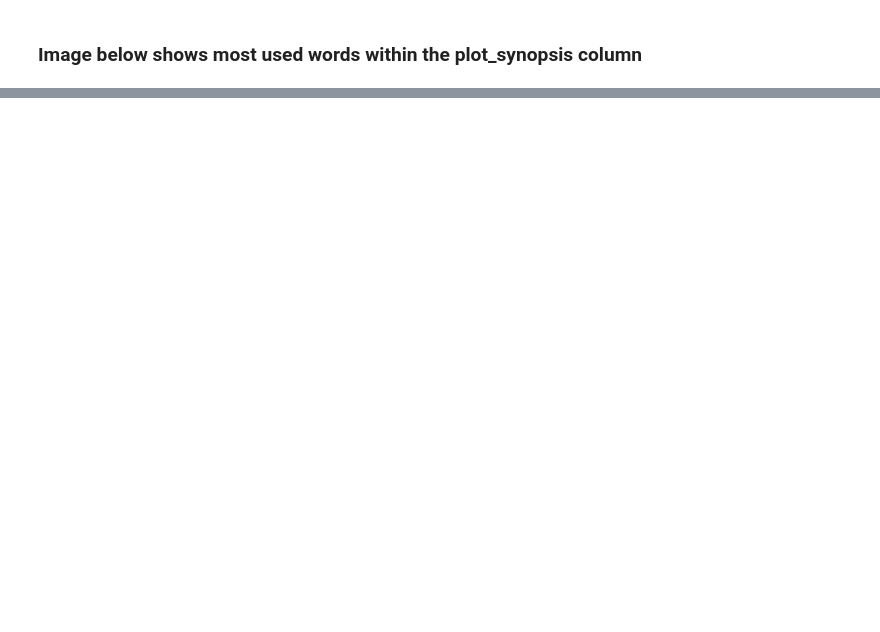
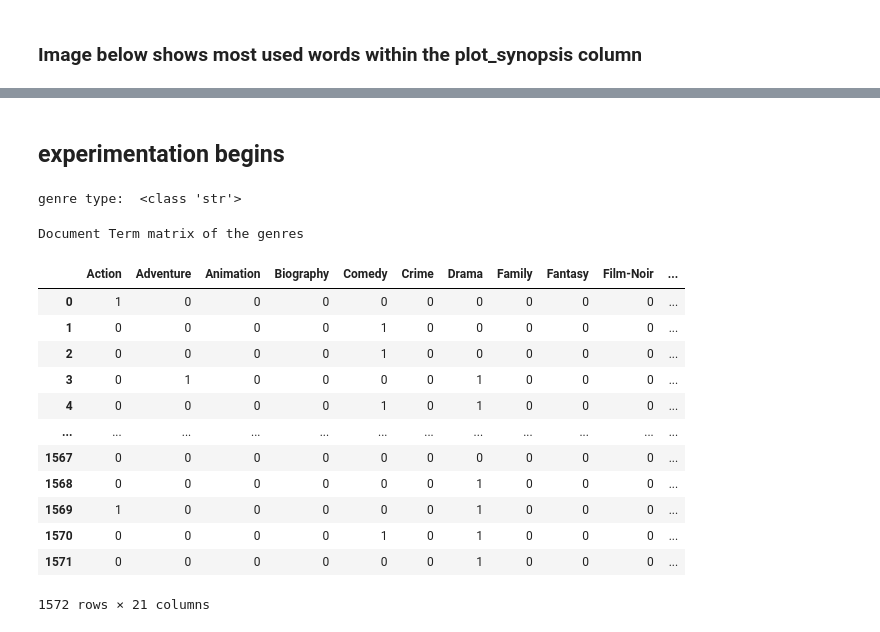
Before and after one commit to evans123456/IMDB-Multilabel-genre-classification-NLP-, a Jupyter notebook: NLP-groupwork.ipynb, the cells around one changed output, grey strips where cells are left out. Cells and saved outputs as stored; diff of their text form; code cells hidden in the pictures; blank space fills up the shorter version.

```diff
--- a/NLP-groupwork.ipynb
+++ b/NLP-groupwork.ipynb
@@ -202,2 +202,4 @@ plt.imshow(wordcloud)
 # %%
 # the plot summary seemed to have more noun words as compared to the plot synopsis
+# %% [markdown]
+## experimentation begins
@@ -203,0 +218,27 @@ plt.imshow(wordcloud)
+# %%
+movieDetails.head()
+print("genre type: ",type(movieDetails["genre"][0][0]))
+# %% [output]
+genre type:  <class 'str'>
+# %%
+multilabel = MultiLabelBinarizer() #need to create a multilabelbinarizer object.
+# %%
+y = multilabel.fit_transform(movieDetails["genre"])
+# pd.DataFrame(y)
+print("Document Term matrix of the genres")
+pd.DataFrame(y,columns=multilabel.classes_) #multilabel classifiers expect such
+# %% [output]
+Document Term matrix of the genres
+|  | Action | Adventure | Animation | Biography | Comedy | Crime | Drama | Family | Fantasy | Film-Noir | ... |
+| 0 | 1 | 0 | 0 | 0 | 0 | 0 | 0 | 0 | 0 | 0 | ... |
+| 1 | 0 | 0 | 0 | 0 | 1 | 0 | 0 | 0 | 0 | 0 | ... |
+| 2 | 0 | 0 | 0 | 0 | 1 | 0 | 0 | 0 | 0 | 0 | ... |
+| 3 | 0 | 1 | 0 | 0 | 0 | 0 | 1 | 0 | 0 | 0 | ... |
+| 4 | 0 | 0 | 0 | 0 | 1 | 0 | 1 | 0 | 0 | 0 | ... |
+| ... | ... | ... | ... | ... | ... | ... | ... | ... | ... | ... | ... |
+| 1567 | 0 | 0 | 0 | 0 | 0 | 0 | 0 | 0 | 0 | 0 | ... |
+| 1568 | 0 | 0 | 0 | 0 | 0 | 0 | 1 | 0 | 0 | 0 | ... |
+| 1569 | 1 | 0 | 0 | 0 | 0 | 0 | 1 | 0 | 0 | 0 | ... |
+| 1570 | 0 | 0 | 0 | 0 | 1 | 0 | 1 | 0 | 0 | 0 | ... |
+| 1571 | 0 | 0 | 0 | 0 | 0 | 0 | 1 | 0 | 0 | 0 | ... |
+1572 rows × 21 columns
```
Also changed, not shown: parts of 19 cells of this notebook.
